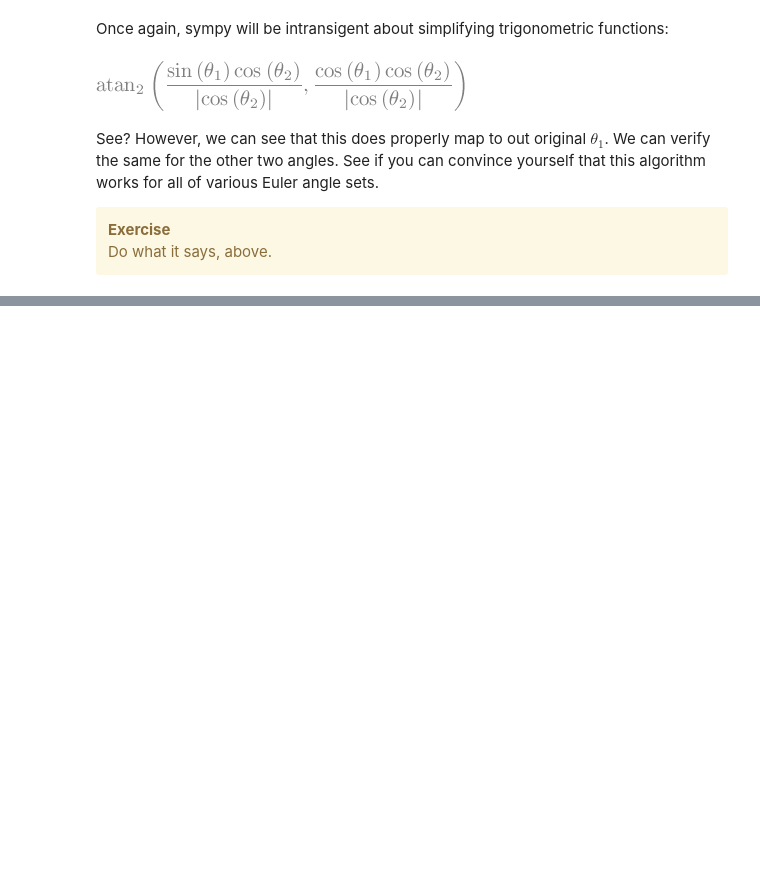
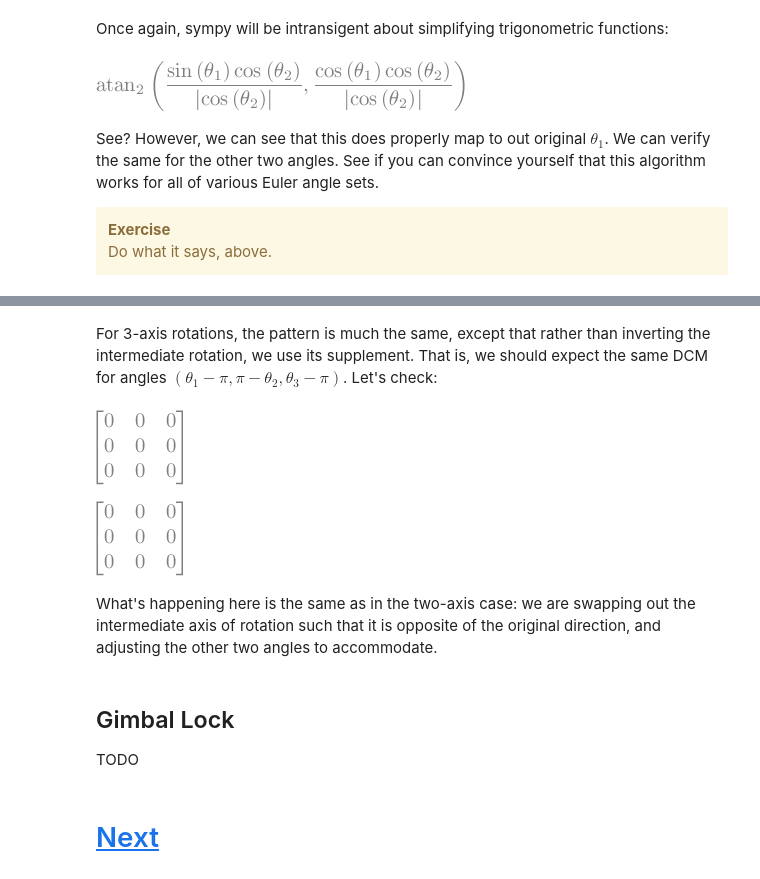
Before and after one commit to dsavransky/astrodynamicsbook, a Jupyter notebook: Notebooks/05-More Reference Frames.ipynb, the cells around one changed output, grey strips where cells are left out. Cells and saved outputs as stored; diff of their text form; code cells hidden in the pictures; blank space fills up the shorter version.

Commit message:
more text on Euler angles

```diff
--- a/Notebooks/05-More Reference Frames.ipynb
+++ b/Notebooks/05-More Reference Frames.ipynb
@@ -484,0 +521,17 @@ genNextLink()
+# %% [markdown]
+For 3-axis rotations, the pattern is much the same, except that rather than inverting the intermediate rotation, we use its supplement. That is, we should expect the same DCM for angles $(\theta_1 - \pi, \pi - \theta_2, \theta_3 - \pi)$. Let's check:
+# %%
+i,j,k  = 1, 2, 3
+bCa_body_123 = rotMat(k,th3)*rotMat(j,th2)*rotMat(i,th1)
+bCa_body_123_v2 = rotMat(k,th3-pi)*rotMat(j,pi-th2)*rotMat(i,th1-pi)
+bCa_body_123 - bCa_body_123_v2
+# %% [output]
+[figure, added]
+# %%
+bCa_space_123 = rotMat(i,th1)*rotMat(j,th2)*rotMat(k,th3)
+bCa_space_123_v2 = rotMat(i,th1-pi)*rotMat(j,pi-th2)*rotMat(k,th3-pi)
+bCa_space_123 - bCa_space_123_v2
+# %% [output]
+[figure, added]
+# %% [markdown]
+What's happening here is the same as in the two-axis case: we are swapping out the intermediate axis of rotation such that it is opposite of the original direction, and adjusting the other two angles to accommodate.
@@ -484,0 +540,9 @@ genNextLink()
+# %% [markdown]
+## Gimbal Lock
+
+TODO
+# %%
+# This is just here to generate the link to the next notebook
+genNextLink()
+# %% [output]
+# [Next](<06-Vector Derivatives.ipynb>)
```
Also changed, not shown: parts of 12 cells of this notebook.
